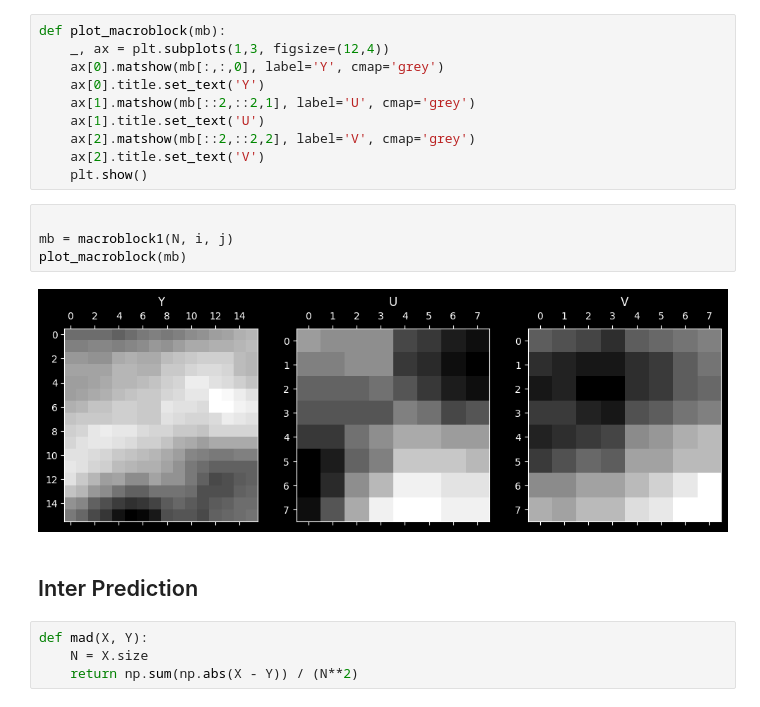
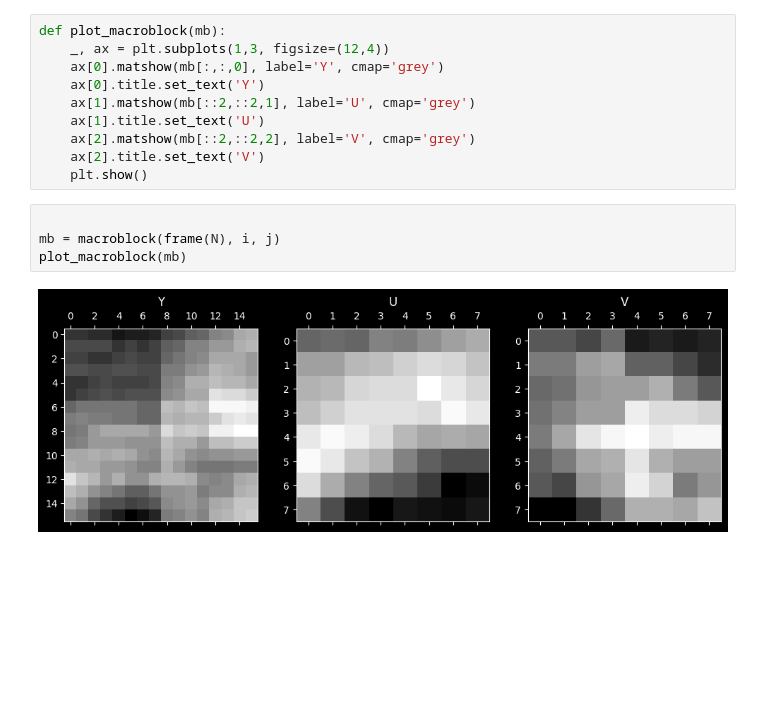
Before and after one commit to Gflex39/6.S965Final, a Jupyter notebook: tinycodec/x.ipynb, the cells around one changed output. Saved outputs shown, nothing was run; the diff lists cells and outputs as text; blank space fills up the shorter version.

```diff
--- a/tinycodec/x.ipynb
+++ b/tinycodec/x.ipynb
@@ -104,13 +106,7 @@ def plot_macroblock(mb):
     plt.show()
 # %%
 
-mb = macroblock1(N, i, j)
+mb = macroblock(frame(N), i, j)
 plot_macroblock(mb)
 # %% [output]
-[figure, old version]
+[figure, new version]
-# %% [markdown]
-## Inter Prediction
-# %%
-def mad(X, Y):
-    N = X.size
-    return np.sum(np.abs(X - Y)) / (N**2)
```
Also changed, not shown: parts of 40 cells of this notebook.
